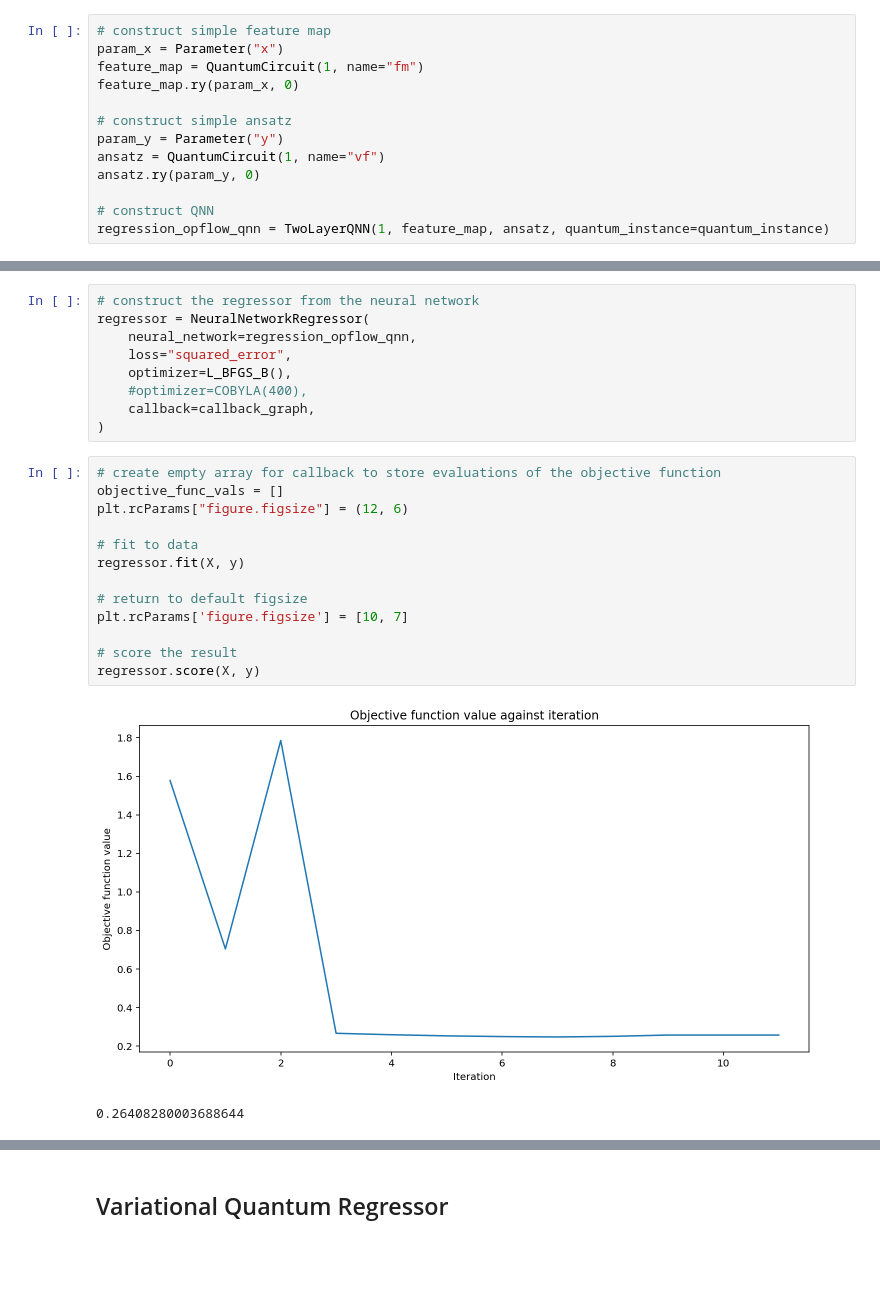
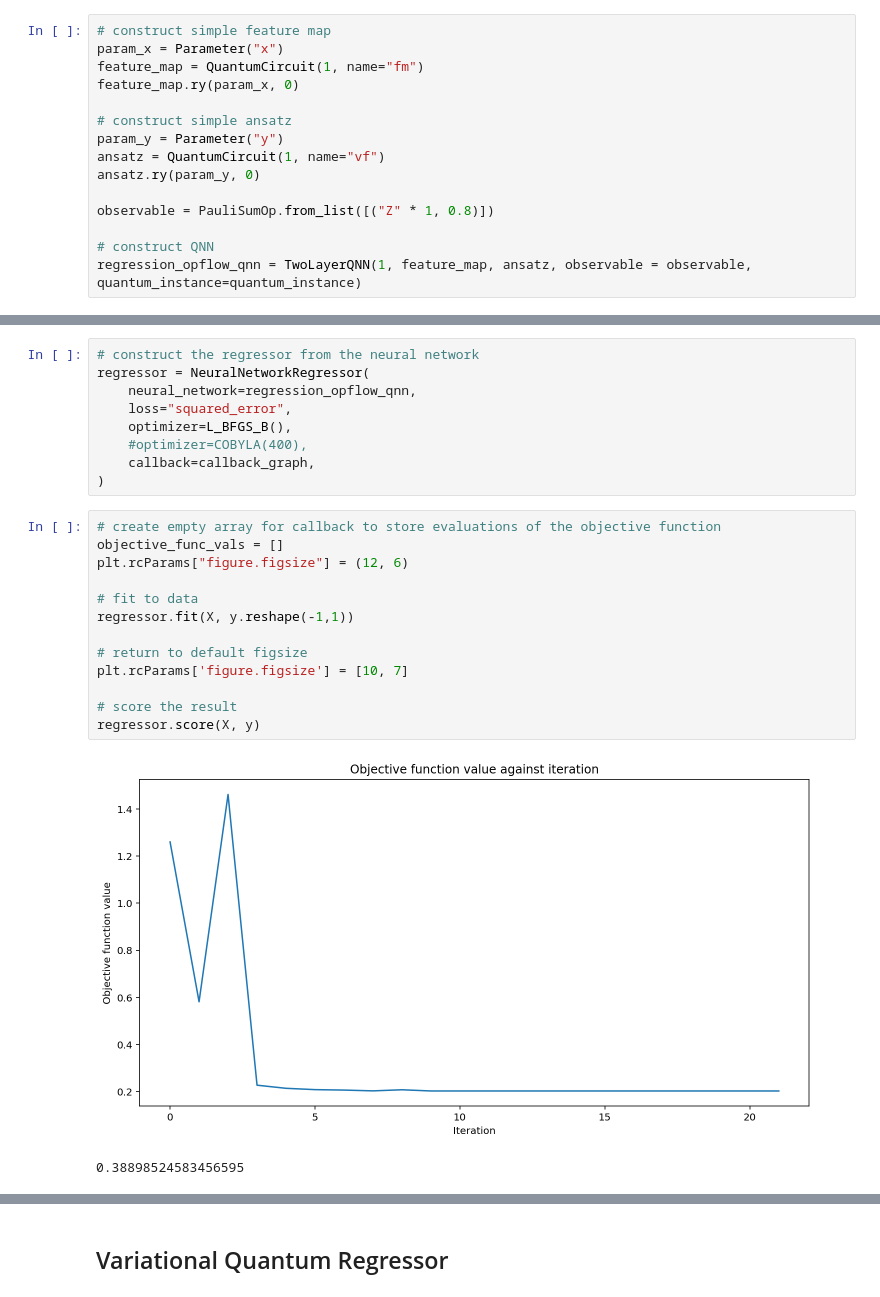
Before and after one commit to sergiomtzlosa/qml-notebooks, a Jupyter notebook: 10 - fano_signal_quantum_regressors_examples.ipynb, the cells around one changed output, grey strips where cells are left out. Drawn from its saved outputs; the diff is of its cells as text; blank space fills up the shorter version.

```diff
--- a/10 - fano_signal_quantum_regressors_examples.ipynb
+++ b/10 - fano_signal_quantum_regressors_examples.ipynb
@@ -273,8 +278,10 @@ param_y = Parameter("y")
 ansatz = QuantumCircuit(1, name="vf")
 ansatz.ry(param_y, 0)
 
+observable = PauliSumOp.from_list([("Z" * 1, 0.8)])
+
 # construct QNN
-regression_opflow_qnn = TwoLayerQNN(1, feature_map, ansatz, quantum_instance=quantum_instance)
+regression_opflow_qnn = TwoLayerQNN(1, feature_map, ansatz, observable = observable, quantum_instance=quantum_instance)
 # %%
 def callback_graph(weights, obj_func_eval):
     clear_output(wait=True)
@@ -296,19 +303,19 @@ regressor = NeuralNetworkRegressor(
 # %%
 # create empty array for callback to store evaluations of the objective function
 objective_func_vals = []
 plt.rcParams["figure.figsize"] = (12, 6)
 
 # fit to data
-regressor.fit(X, y)
+regressor.fit(X, y.reshape(-1,1))
 
 # return to default figsize
 plt.rcParams['figure.figsize'] = [10, 7]
 
 # score the result
 regressor.score(X, y)
 # %% [output]
-[figure, old version]
+[figure, new version]
-0.26408280003688644
+0.38898524583456595
 # %%
 plt.figure(num = "Fano adjust QML 1", figsize = (10, 7), dpi=90, facecolor='w', edgecolor='k')
 # plot target function
```
Also changed, not shown: parts of 17 cells of this notebook.
